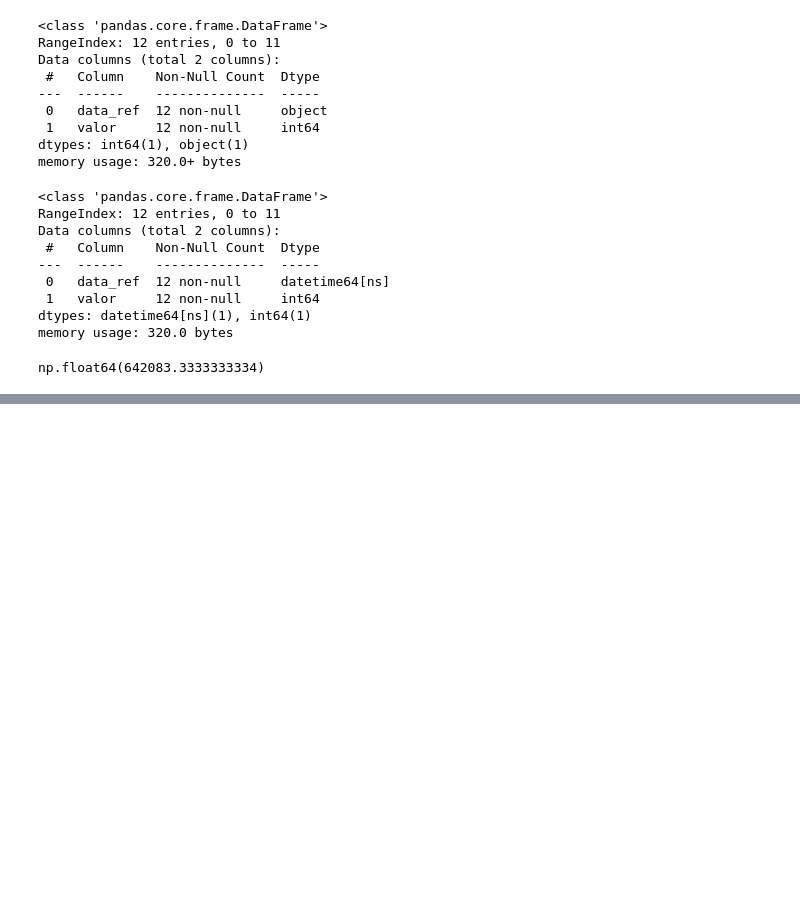
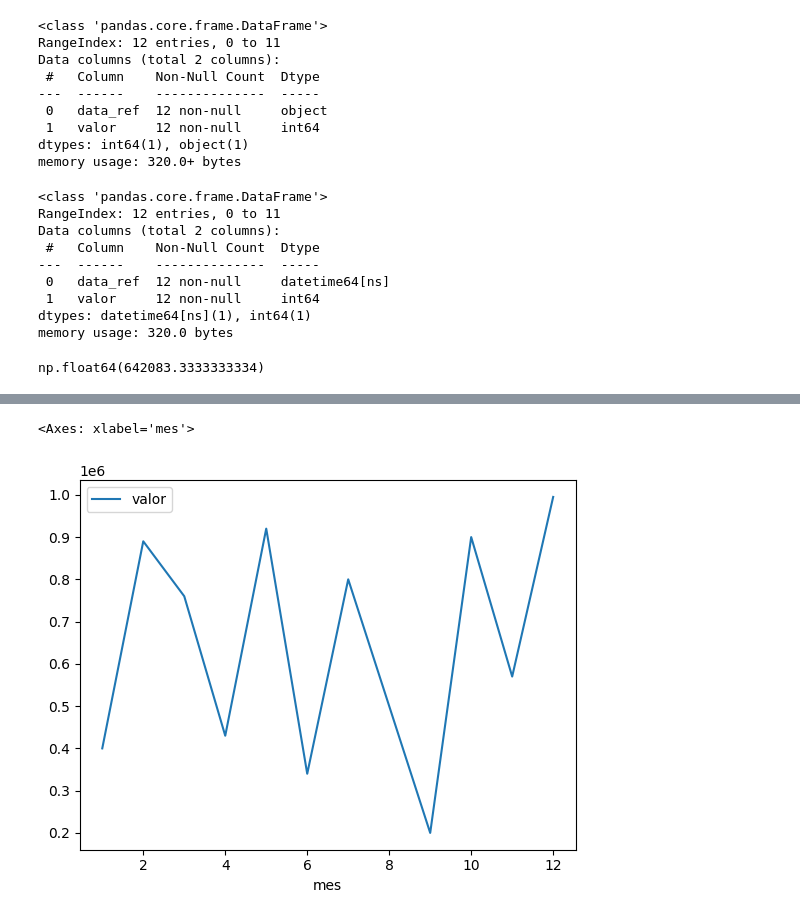
Before and after one commit to ana-ruth-bezerra/desafio_rocketseat, a Jupyter notebook: desafio_rocketseat.ipynb, the cells around one changed output, grey strips where cells are left out. Drawn from its saved outputs; the diff is of its cells as text; code cells hidden in the pictures; blank space fills up the shorter version.

```diff
--- a/desafio_rocketseat.ipynb
+++ b/desafio_rocketseat.ipynb
@@ -82,0 +92,6 @@ np.float64(642083.3333333334)
+# %%
+# Gráfico de Linhas - Valor e Mês de Referência
+df_faturamento.plot.line(x='mes',y='valor')
+# %% [output]
+<Axes: xlabel='mes'>
+[figure, added]
```
Also changed, not shown: parts of 2 cells of this notebook.
